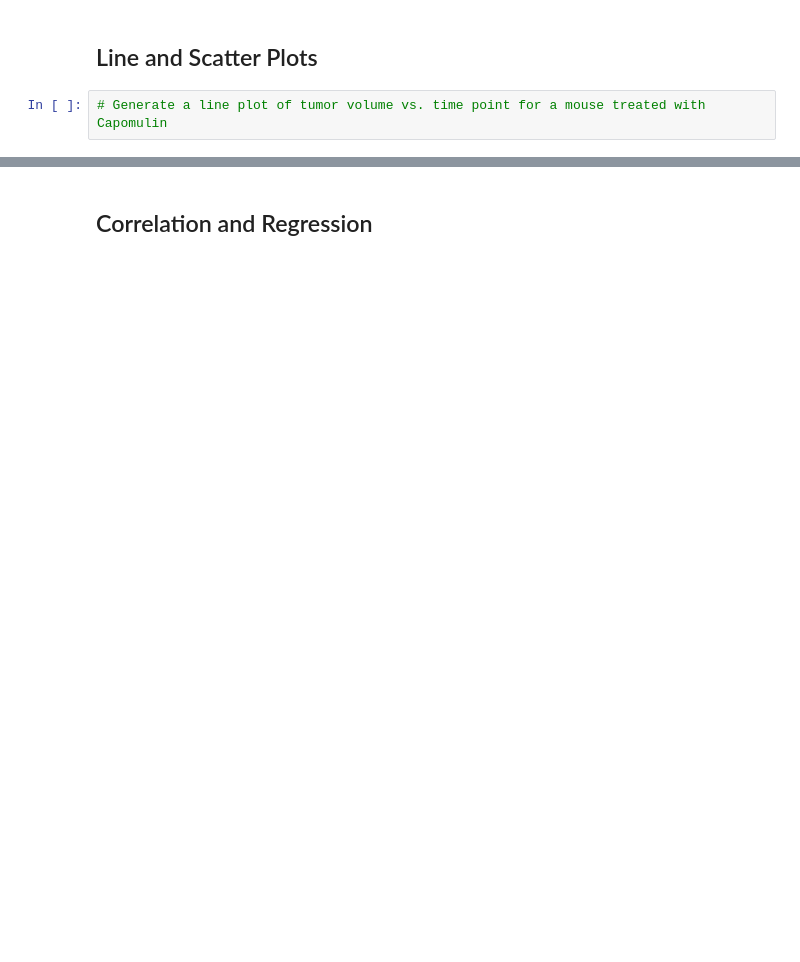
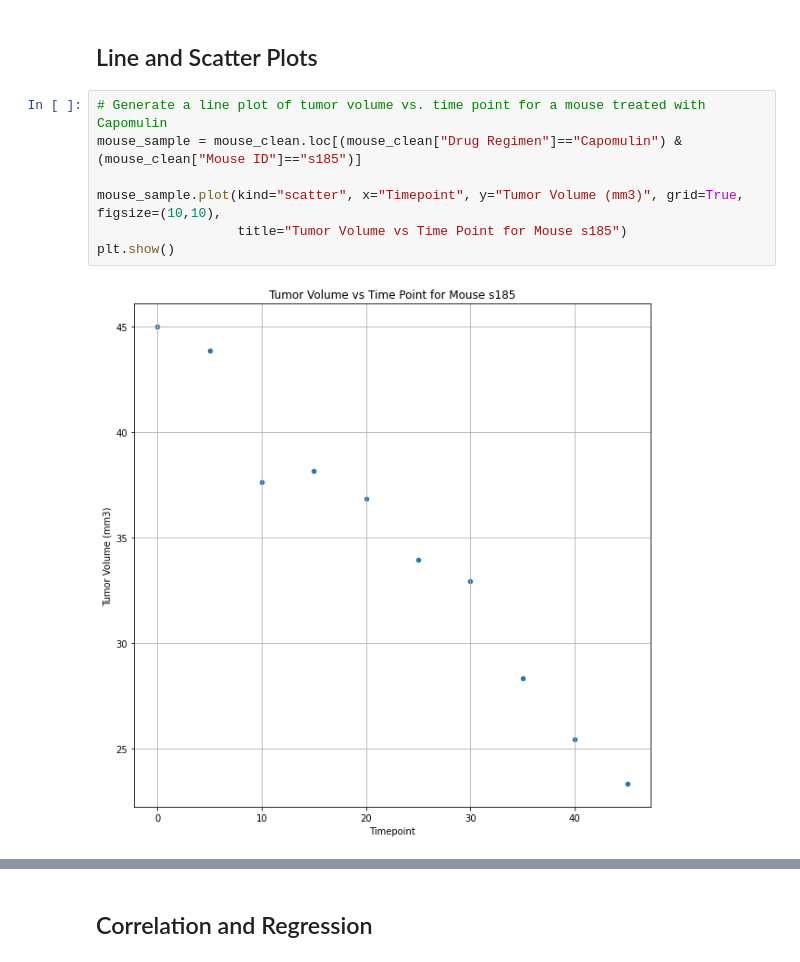
Before and after one commit to MechaBirdzilla/matplotlib-challenge, a Jupyter notebook: pymaceuticals_starter.ipynb, the cells around one changed output, grey strips where cells are left out. Drawn from its saved outputs; the diff is of its cells as text; blank space fills up the shorter version.

```diff
--- a/pymaceuticals_starter.ipynb
+++ b/pymaceuticals_starter.ipynb
@@ -182,5 +326,12 @@ plt.show()
 ## Line and Scatter Plots
 # %%
 # Generate a line plot of tumor volume vs. time point for a mouse treated with Capomulin
+mouse_sample = mouse_clean.loc[(mouse_clean["Drug Regimen"]=="Capomulin") & (mouse_clean["Mouse ID"]=="s185")]
+
+mouse_sample.plot(kind="scatter", x="Timepoint", y="Tumor Volume (mm3)", grid=True, figsize=(10,10),
+                  title="Tumor Volume vs Time Point for Mouse s185")
+plt.show()
+# %% [output]
+[figure, added]
 # %%
 # Generate a scatter plot of average tumor volume vs. mouse weight for the Capomulin regimen
```
Also changed, not shown: parts of 12 cells of this notebook.
